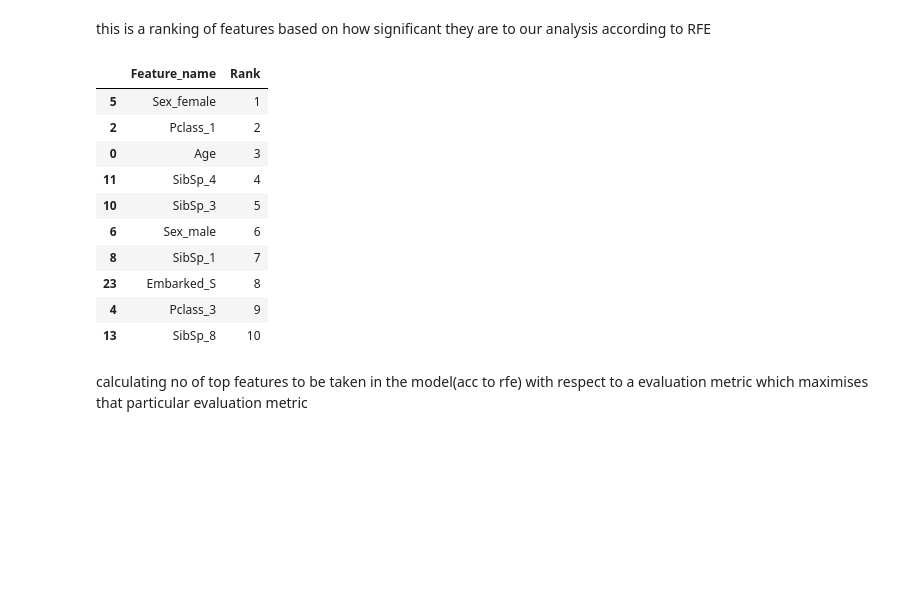
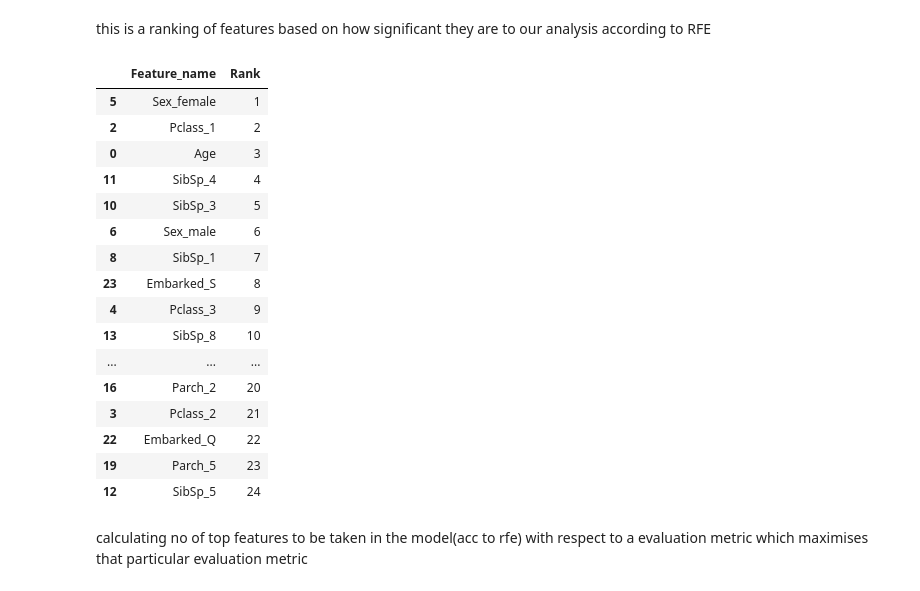
Before and after one commit to rohanbinaykia/logistic-regression, a Jupyter notebook: Logistic regression .ipynb, the cells around one changed output. Drawn from its saved outputs; the diff is of its cells as text; code cells hidden in the pictures; blank space fills up the shorter version.

```diff
--- a/Logistic regression .ipynb
+++ b/Logistic regression .ipynb
@@ -161,5 +163,5 @@ update thresh_metric, threshlist ,scorelist,threshlist1 ,scorelist1 and breakval
 # %%
-thresh_metric=['auc','f1']
+thresh_metric=['auc']
 # %%
 tc=-1
 breakval_=[]
@@ -173,7 +175,7 @@ for k in thresh_metric:
  breakval=[0.1,0.2,0.3,0.4,0.5,0.6,0.7,0.8,0.9]
 
  auclist=[]
- threshlist=[auclist,[]]
+ threshlist=[auclist]
  for j in breakval:
   for i in range(0, len(train_preds)):
    if(train_preds[i]>j):
@@ -182,7 +184,7 @@ for k in thresh_metric:
     train_pred[i] = 0
 
   auc=roc_auc_score(val_y, train_pred)
-  scorelist=[auc,f1(val_y, train_pred)]
+  scorelist=[auc]
   threshlist[tc].append(scorelist[tc])
   train_preds = model.predict_proba(val_x)[:,1]
  max=0
@@ -197,7 +199,7 @@ for k in thresh_metric:
  indexlist.append(index)
 
  auclist1=[]
- threshlist1=[auclist1,[]]
+ threshlist1=[auclist1]
  a=breakval[indexlist[tc]]-breakval[indexlist[tc]]/10
  breakval1[tc]=[]
  while a<(breakval[indexlist[tc]]+breakval[indexlist[tc]]/10):
@@ -209,7 +211,7 @@ for k in thresh_metric:
 
   auc1=roc_auc_score(val_y, train_pred)
 
-  scorelist1=[auc1,f1(val_y, train_pred)]
+  scorelist1=[auc1]
   a=a+breakval[indexlist[tc]]/100
   threshlist1[tc].append(scorelist1[tc])
   breakval1[tc].append(a)
@@ -276,9 +275,3 @@ breakval_
-# %%
-breakval=breakval_
-breakval_=0
-for i in breakval:
- breakval_=breakval_+i
-breakval_=breakval_/len(thresh_metric)
 # %% [markdown]
 #### predicted probabilities become 0 or 1 depending if they are lesser or greater than break value=breakval_
 # %%
@@ -402,19 +395,25 @@ ranking_df['Feature_name'] = x.iloc[0,].index
 ranking_df['Rank'] = rfe.ranking_
 ranked = ranking_df.sort_values(by=['Rank'])
 # %%
-ranked.head(10)
+ranked
 # %% [output]
 |  | Feature_name | Rank |
 | 5 | Sex_female | 1 |
 | 2 | Pclass_1 | 2 |
 | 0 | Age | 3 |
 | 11 | SibSp_4 | 4 |
 | 10 | SibSp_3 | 5 |
 | 6 | Sex_male | 6 |
 | 8 | SibSp_1 | 7 |
 | 23 | Embarked_S | 8 |
 | 4 | Pclass_3 | 9 |
 | 13 | SibSp_8 | 10 |
+| ... | ... | ... |
+| 16 | Parch_2 | 20 |
+| 3 | Pclass_2 | 21 |
+| 22 | Embarked_Q | 22 |
+| 19 | Parch_5 | 23 |
+| 12 | SibSp_5 | 24 |
 # %%
 
 def noof_features_metric(nrank):
```
Also changed, not shown: parts of 7 cells of this notebook.
